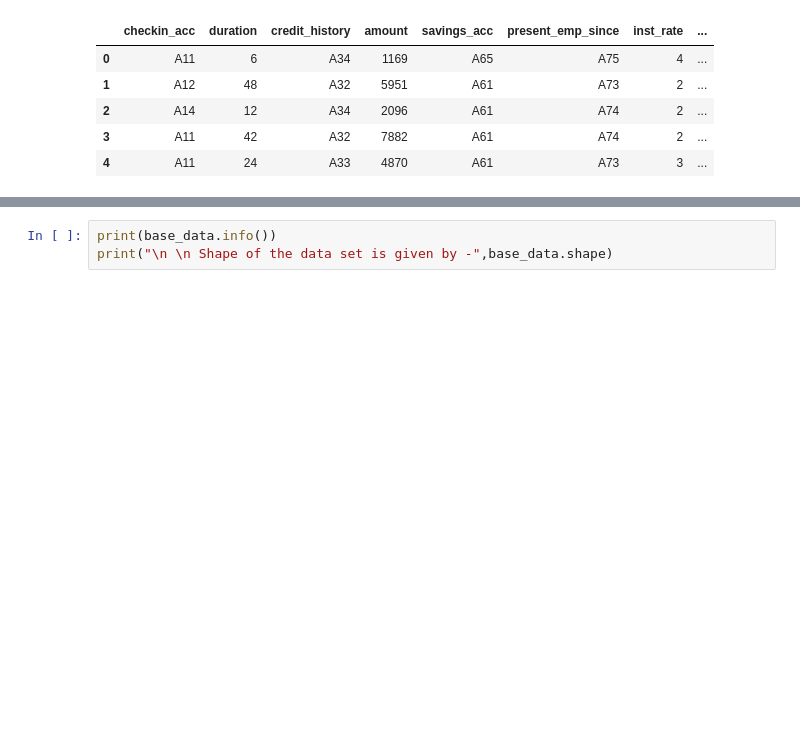
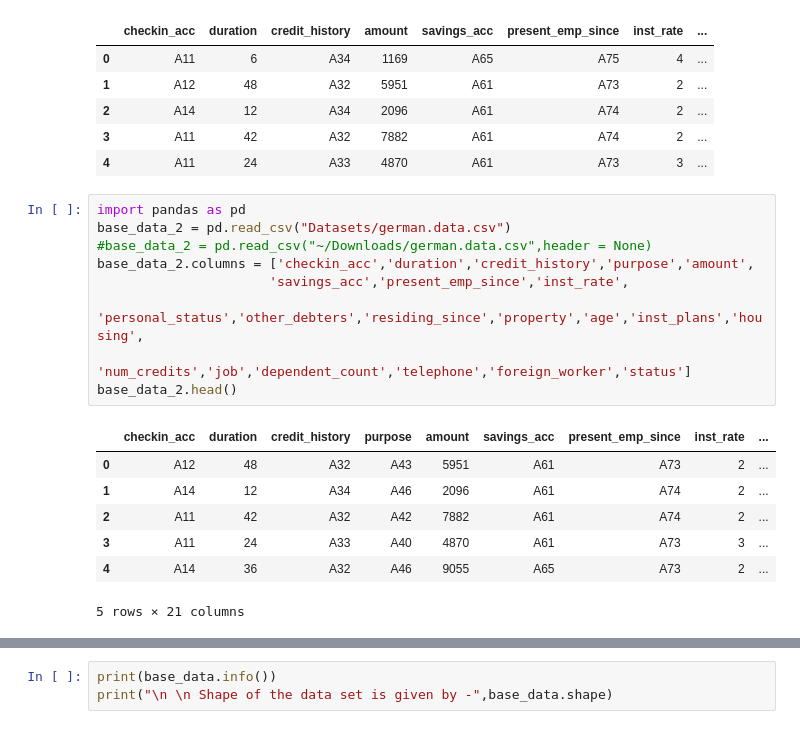
Before and after one commit to muditsharma1234/Machine-Learning-Basics, a Jupyter notebook: 2022_05 Classification Problems/2022_05 Classification Problems.ipynb, the cells around one changed output, grey strips where cells are left out. Drawn from its saved outputs; the diff is of its cells as text; blank space fills up the shorter version.

````diff
--- a/2022_05 Classification Problems/2022_05 Classification Problems.ipynb
+++ b/2022_05 Classification Problems/2022_05 Classification Problems.ipynb
@@ -34,6 +78,23 @@ base_data.head()
 | 2 | A14 | 12 | A34 | 2096 | A61 | A74 | 2 | ... |
 | 3 | A11 | 42 | A32 | 7882 | A61 | A74 | 2 | ... |
 | 4 | A11 | 24 | A33 | 4870 | A61 | A73 | 3 | ... |
+# %%
+import pandas as pd
+base_data_2 = pd.read_csv("Datasets/german.data.csv")
+#base_data_2 = pd.read_csv("~/Downloads/german.data.csv",header = None)
+base_data_2.columns = ['checkin_acc','duration','credit_history','purpose','amount',
+                      'savings_acc','present_emp_since','inst_rate',
+                      'personal_status','other_debters','residing_since','property','age','inst_plans','housing',
+                      'num_credits','job','dependent_count','telephone','foreign_worker','status']
+base_data_2.head()
+# %% [output]
+|  | checkin_acc | duration | credit_history | purpose | amount | savings_acc | present_emp_since | inst_rate | ... |
+| 0 | A12 | 48 | A32 | A43 | 5951 | A61 | A73 | 2 | ... |
+| 1 | A14 | 12 | A34 | A46 | 2096 | A61 | A74 | 2 | ... |
+| 2 | A11 | 42 | A32 | A42 | 7882 | A61 | A74 | 2 | ... |
+| 3 | A11 | 24 | A33 | A40 | 4870 | A61 | A73 | 3 | ... |
+| 4 | A14 | 36 | A32 | A46 | 9055 | A65 | A73 | 2 | ... |
+5 rows × 21 columns
 # %% [markdown]
 Let us try to describe the data first to understand what is there in the data as there are a lot of codes in the data like - A11, A12 in ```checckin_acc``` column.
 
````
Also changed, not shown: parts of 16 cells of this notebook, 3 other files.
